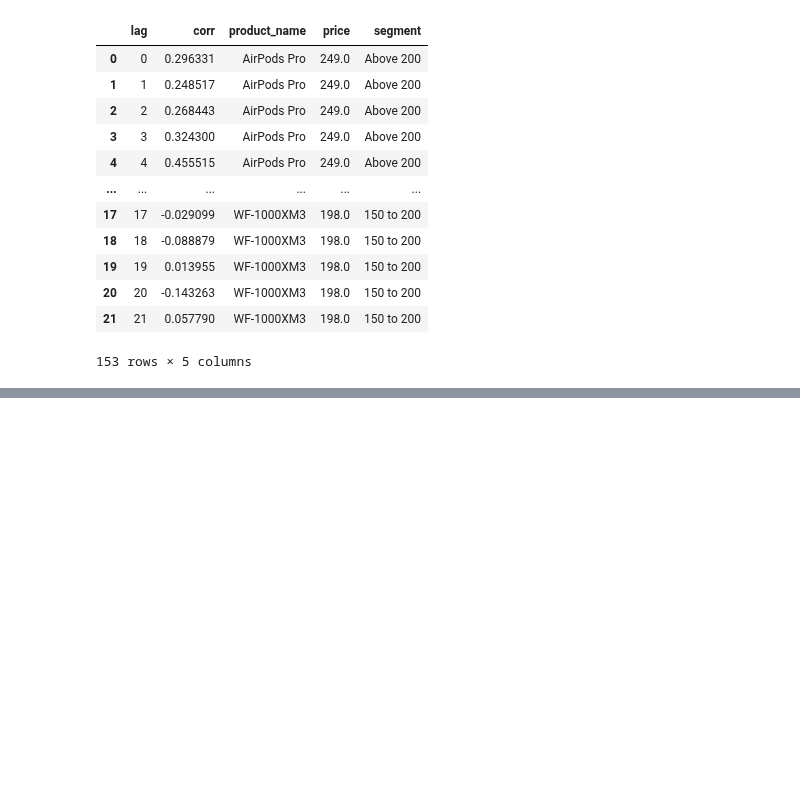
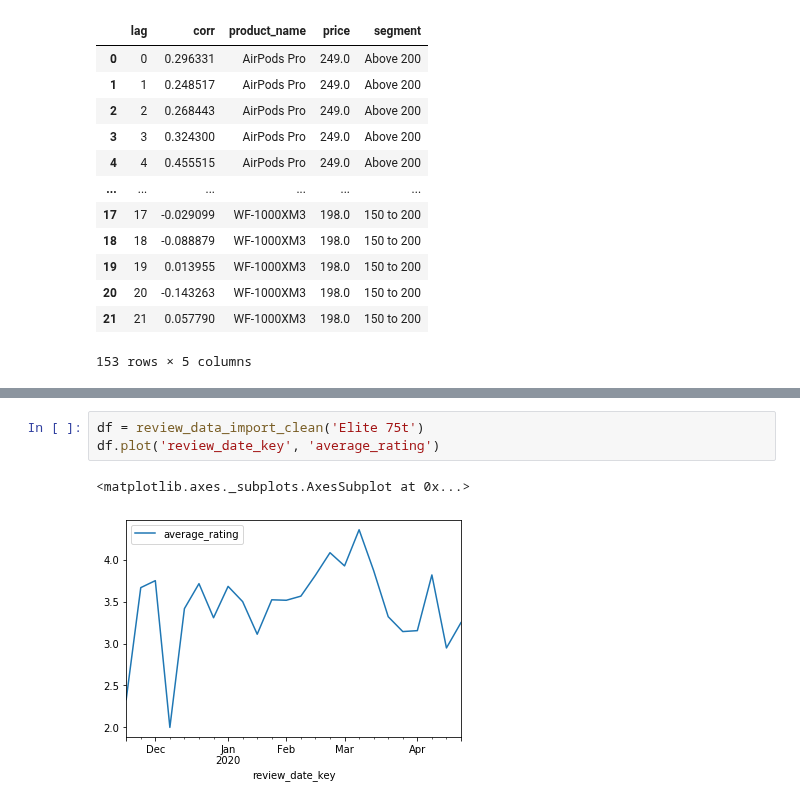
Before and after one commit to datascientistlin/AmazonReviewAnalysis, a Jupyter notebook: Correlation.ipynb, the cells around one changed output, grey strips where cells are left out. Drawn from its saved outputs; the diff is of its cells as text; blank space fills up the shorter version.

```diff
--- a/Correlation.ipynb
+++ b/Correlation.ipynb
@@ -285,0 +351,6 @@ alt.Chart(df_corr_review_rating).mark_bar(size=10).encode(
+# %%
+df = review_data_import_clean('Elite 75t')
+df.plot('review_date_key', 'average_rating')
+# %% [output]
+<matplotlib.axes._subplots.AxesSubplot at 0x...>
+[figure, added]
```
Also changed, not shown: parts of 26 cells of this notebook.
